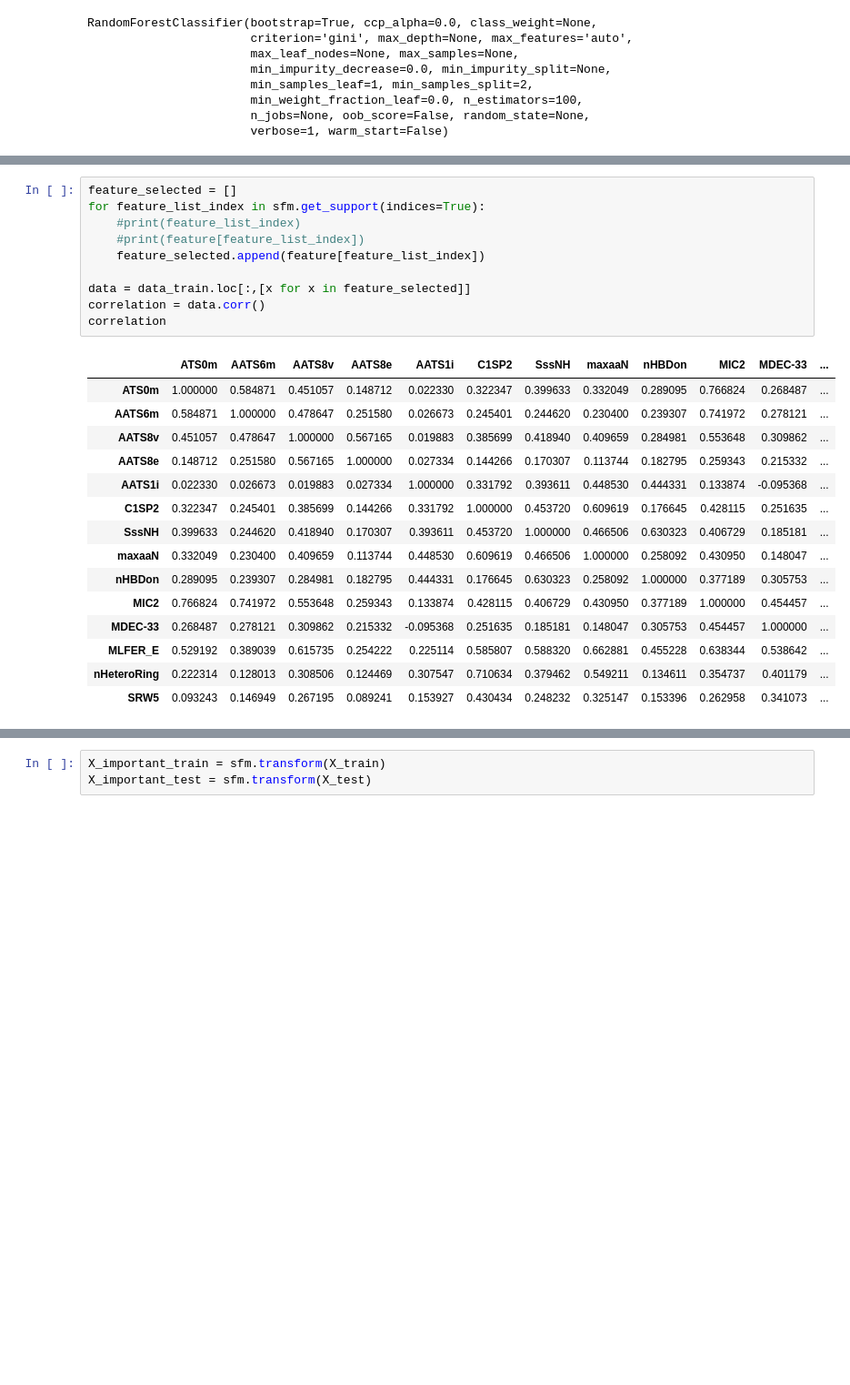
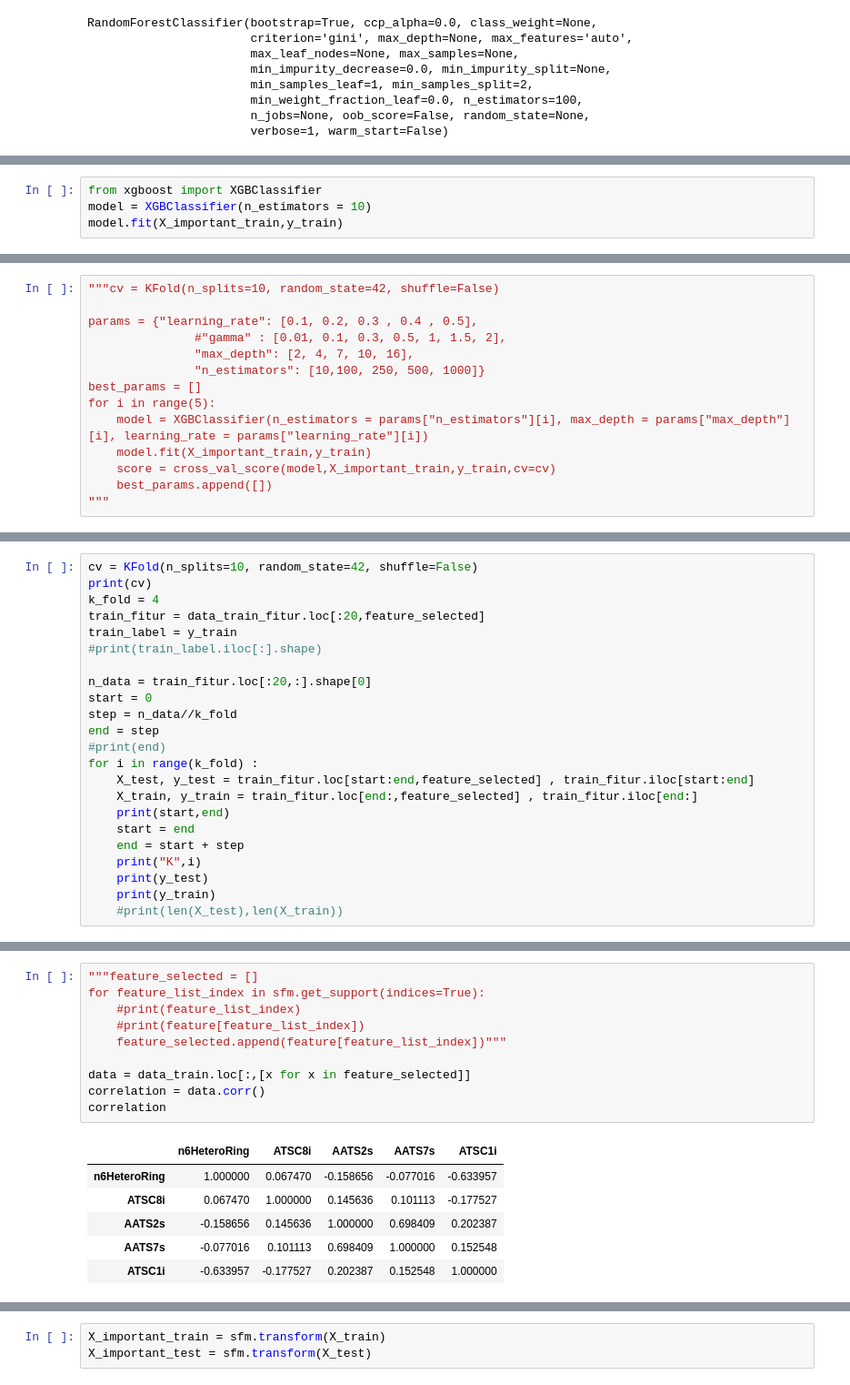
Before and after one commit to relfarizi/Tubes_Chemo_Informatics, a Jupyter notebook: Feature_Selection.ipynb, the cells around one changed output, grey strips where cells are left out. Shown at 91% size. Saved outputs shown, nothing was run; the diff lists cells and outputs as text; blank space fills up the shorter version.

```diff
--- a/Feature_Selection.ipynb
+++ b/Feature_Selection.ipynb
@@ -90,0 +238,4 @@ for x in zip(feature, clf.feature_importances_):
+# %%
+from xgboost import XGBClassifier
+model = XGBClassifier(n_estimators = 10)
+model.fit(X_important_train,y_train)
@@ -90,0 +345,14 @@ for x in zip(feature, clf.feature_importances_):
+# %%
+"""cv = KFold(n_splits=10, random_state=42, shuffle=False)
+
+params = {"learning_rate": [0.1, 0.2, 0.3 , 0.4 , 0.5],
+               #"gamma" : [0.01, 0.1, 0.3, 0.5, 1, 1.5, 2],
+               "max_depth": [2, 4, 7, 10, 16],
+               "n_estimators": [10,100, 250, 500, 1000]}
+best_params = []
+for i in range(5):
+    model = XGBClassifier(n_estimators = params["n_estimators"][i], max_depth = params["max_depth"][i], learning_rate = params["learning_rate"][i])
+    model.fit(X_important_train,y_train)
+    score = cross_val_score(model,X_important_train,y_train,cv=cv)
+    best_params.append([])
+"""
@@ -90,0 +428,23 @@ for x in zip(feature, clf.feature_importances_):
+# %%
+cv = KFold(n_splits=10, random_state=42, shuffle=False)
+print(cv)
+k_fold = 4
+train_fitur = data_train_fitur.loc[:20,feature_selected]
+train_label = y_train
+#print(train_label.iloc[:].shape)
+
+n_data = train_fitur.loc[:20,:].shape[0]
+start = 0
+step = n_data//k_fold
+end = step
+#print(end)
+for i in range(k_fold) :
+    X_test, y_test = train_fitur.loc[start:end,feature_selected] , train_fitur.iloc[start:end]
+    X_train, y_train = train_fitur.loc[end:,feature_selected] , train_fitur.iloc[end:]
+    print(start,end)
+    start = end
+    end = start + step
+    print("K",i)
+    print(y_test)
+    print(y_train)
+    #print(len(X_test),len(X_train))
@@ -99,27 +477,18 @@ len(sfm.get_support())
 34
 # %%
-feature_selected = []
+"""feature_selected = []
 for feature_list_index in sfm.get_support(indices=True):
     #print(feature_list_index)
     #print(feature[feature_list_index])
-    feature_selected.append(feature[feature_list_index])
+    feature_selected.append(feature[feature_list_index])"""
 
 data = data_train.loc[:,[x for x in feature_selected]]
 correlation = data.corr()
 correlation
 # %% [output]
-|  | ATS0m | AATS6m | AATS8v | AATS8e | AATS1i | C1SP2 | SssNH | maxaaN | nHBDon | MIC2 | MDEC-33 | ... |
-| ATS0m | 1.000000 | 0.584871 | 0.451057 | 0.148712 | 0.022330 | 0.322347 | 0.399633 | 0.332049 | 0.289095 | 0.766824 | 0.268487 | ... |
-| AATS6m | 0.584871 | 1.000000 | 0.478647 | 0.251580 | 0.026673 | 0.245401 | 0.244620 | 0.230400 | 0.239307 | 0.741972 | 0.278121 | ... |
-| AATS8v | 0.451057 | 0.478647 | 1.000000 | 0.567165 | 0.019883 | 0.385699 | 0.418940 | 0.409659 | 0.284981 | 0.553648 | 0.309862 | ... |
-| AATS8e | 0.148712 | 0.251580 | 0.567165 | 1.000000 | 0.027334 | 0.144266 | 0.170307 | 0.113744 | 0.182795 | 0.259343 | 0.215332 | ... |
-| AATS1i | 0.022330 | 0.026673 | 0.019883 | 0.027334 | 1.000000 | 0.331792 | 0.393611 | 0.448530 | 0.444331 | 0.133874 | -0.095368 | ... |
-| C1SP2 | 0.322347 | 0.245401 | 0.385699 | 0.144266 | 0.331792 | 1.000000 | 0.453720 | 0.609619 | 0.176645 | 0.428115 | 0.251635 | ... |
-| SssNH | 0.399633 | 0.244620 | 0.418940 | 0.170307 | 0.393611 | 0.453720 | 1.000000 | 0.466506 | 0.630323 | 0.406729 | 0.185181 | ... |
-| maxaaN | 0.332049 | 0.230400 | 0.409659 | 0.113744 | 0.448530 | 0.609619 | 0.466506 | 1.000000 | 0.258092 | 0.430950 | 0.148047 | ... |
-| nHBDon | 0.289095 | 0.239307 | 0.284981 | 0.182795 | 0.444331 | 0.176645 | 0.630323 | 0.258092 | 1.000000 | 0.377189 | 0.305753 | ... |
-| MIC2 | 0.766824 | 0.741972 | 0.553648 | 0.259343 | 0.133874 | 0.428115 | 0.406729 | 0.430950 | 0.377189 | 1.000000 | 0.454457 | ... |
-| MDEC-33 | 0.268487 | 0.278121 | 0.309862 | 0.215332 | -0.095368 | 0.251635 | 0.185181 | 0.148047 | 0.305753 | 0.454457 | 1.000000 | ... |
-| MLFER_E | 0.529192 | 0.389039 | 0.615735 | 0.254222 | 0.225114 | 0.585807 | 0.588320 | 0.662881 | 0.455228 | 0.638344 | 0.538642 | ... |
-| nHeteroRing | 0.222314 | 0.128013 | 0.308506 | 0.124469 | 0.307547 | 0.710634 | 0.379462 | 0.549211 | 0.134611 | 0.354737 | 0.401179 | ... |
-| SRW5 | 0.093243 | 0.146949 | 0.267195 | 0.089241 | 0.153927 | 0.430434 | 0.248232 | 0.325147 | 0.153396 | 0.262958 | 0.341073 | ... |
+|  | n6HeteroRing | ATSC8i | AATS2s | AATS7s | ATSC1i |
+| n6HeteroRing | 1.000000 | 0.067470 | -0.158656 | -0.077016 | -0.633957 |
+| ATSC8i | 0.067470 | 1.000000 | 0.145636 | 0.101113 | -0.177527 |
+| AATS2s | -0.158656 | 0.145636 | 1.000000 | 0.698409 | 0.202387 |
+| AATS7s | -0.077016 | 0.101113 | 0.698409 | 1.000000 | 0.152548 |
+| ATSC1i | -0.633957 | -0.177527 | 0.202387 | 0.152548 | 1.000000 |
```
Also changed, not shown: parts of 45 cells of this notebook.
